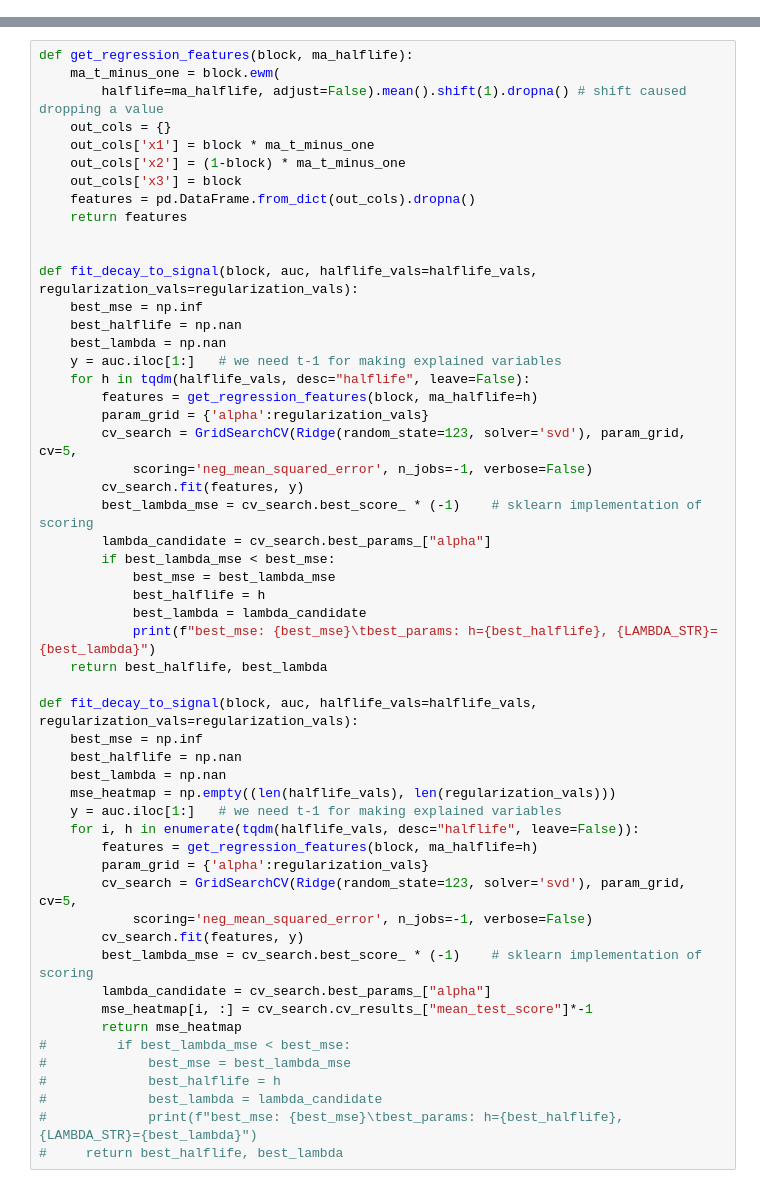
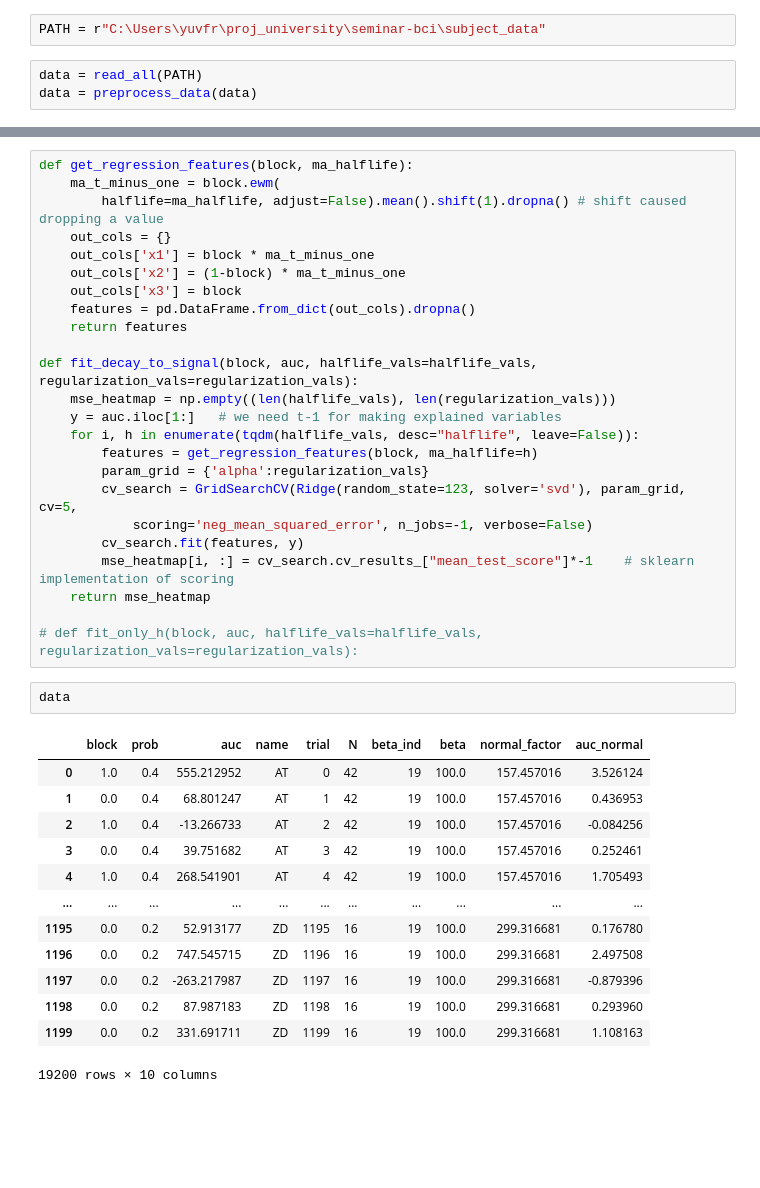
Before and after one commit to yuvfried/seminar-workshop, a Jupyter notebook: notebooks/apply_decay_model_real_data.ipynb, the cells around one changed output, grey strips where cells are left out. Drawn from its saved outputs; the diff is of its cells as text; blank space fills up the shorter version.

```diff
--- a/notebooks/apply_decay_model_real_data.ipynb
+++ b/notebooks/apply_decay_model_real_data.ipynb
@@ -23,0 +40,5 @@ data = pd.read_csv(os.path.join(data_path, "subjects_data.csv"))
+# %%
+PATH = r"C:\Users\yuvfr\proj_university\seminar-bci\subject_data"
+# %%
+data = read_all(PATH)
+data = preprocess_data(data)
@@ -111,31 +58,7 @@ def get_regression_features(block, ma_halflife):
     features = pd.DataFrame.from_dict(out_cols).dropna()
     return features
 
-
 def fit_decay_to_signal(block, auc, halflife_vals=halflife_vals, regularization_vals=regularization_vals):
-    best_mse = np.inf
-    best_halflife = np.nan
-    best_lambda = np.nan
-    y = auc.iloc[1:]   # we need t-1 for making explained variables
-    for h in tqdm(halflife_vals, desc="halflife", leave=False):
-        features = get_regression_features(block, ma_halflife=h)
-        param_grid = {'alpha':regularization_vals}
-        cv_search = GridSearchCV(Ridge(random_state=123, solver='svd'), param_grid, cv=5,
-            scoring='neg_mean_squared_error', n_jobs=-1, verbose=False)
-        cv_search.fit(features, y)
-        best_lambda_mse = cv_search.best_score_ * (-1)    # sklearn implementation of scoring
-        lambda_candidate = cv_search.best_params_["alpha"]
-        if best_lambda_mse < best_mse:
-            best_mse = best_lambda_mse
-            best_halflife = h
-            best_lambda = lambda_candidate
-            print(f"best_mse: {best_mse}\tbest_params: h={best_halflife}, {LAMBDA_STR}={best_lambda}")
-    return best_halflife, best_lambda
-
-def fit_decay_to_signal(block, auc, halflife_vals=halflife_vals, regularization_vals=regularization_vals):
-    best_mse = np.inf
-    best_halflife = np.nan
-    best_lambda = np.nan
     mse_heatmap = np.empty((len(halflife_vals), len(regularization_vals)))
     y = auc.iloc[1:]   # we need t-1 for making explained variables
     for i, h in enumerate(tqdm(halflife_vals, desc="halflife", leave=False)):
@@ -144,14 +67,24 @@ def fit_decay_to_signal(block, auc, halflife_vals=halflife_vals, regularization_
         cv_search = GridSearchCV(Ridge(random_state=123, solver='svd'), param_grid, cv=5,
             scoring='neg_mean_squared_error', n_jobs=-1, verbose=False)
         cv_search.fit(features, y)
-        best_lambda_mse = cv_search.best_score_ * (-1)    # sklearn implementation of scoring
-        lambda_candidate = cv_search.best_params_["alpha"]
-        mse_heatmap[i, :] = cv_search.cv_results_["mean_test_score"]*-1
-        return mse_heatmap
-#         if best_lambda_mse < best_mse:
-#             best_mse = best_lambda_mse
-#             best_halflife = h
-#             best_lambda = lambda_candidate
-#             print(f"best_mse: {best_mse}\tbest_params: h={best_halflife}, {LAMBDA_STR}={best_lambda}")
-#     return best_halflife, best_lambda
+        mse_heatmap[i, :] = cv_search.cv_results_["mean_test_score"]*-1    # sklearn implementation of scoring
+    return mse_heatmap
+
+# def fit_only_h(block, auc, halflife_vals=halflife_vals, regularization_vals=regularization_vals):
+# %%
+data
+# %% [output]
+|  | block | prob | auc | name | trial | N | beta_ind | beta | normal_factor | auc_normal |
+| 0 | 1.0 | 0.4 | 555.212952 | AT | 0 | 42 | 19 | 100.0 | 157.457016 | 3.526124 |
+| 1 | 0.0 | 0.4 | 68.801247 | AT | 1 | 42 | 19 | 100.0 | 157.457016 | 0.436953 |
+| 2 | 1.0 | 0.4 | -13.266733 | AT | 2 | 42 | 19 | 100.0 | 157.457016 | -0.084256 |
+| 3 | 0.0 | 0.4 | 39.751682 | AT | 3 | 42 | 19 | 100.0 | 157.457016 | 0.252461 |
+| 4 | 1.0 | 0.4 | 268.541901 | AT | 4 | 42 | 19 | 100.0 | 157.457016 | 1.705493 |
+| ... | ... | ... | ... | ... | ... | ... | ... | ... | ... | ... |
+| 1195 | 0.0 | 0.2 | 52.913177 | ZD | 1195 | 16 | 19 | 100.0 | 299.316681 | 0.176780 |
+| 1196 | 0.0 | 0.2 | 747.545715 | ZD | 1196 | 16 | 19 | 100.0 | 299.316681 | 2.497508 |
+| 1197 | 0.0 | 0.2 | -263.217987 | ZD | 1197 | 16 | 19 | 100.0 | 299.316681 | -0.879396 |
+| 1198 | 0.0 | 0.2 | 87.987183 | ZD | 1198 | 16 | 19 | 100.0 | 299.316681 | 0.293960 |
+| 1199 | 0.0 | 0.2 | 331.691711 | ZD | 1199 | 16 | 19 | 100.0 | 299.316681 | 1.108163 |
+19200 rows × 10 columns
 # %%
```
Also changed, not shown: parts of 33 cells of this notebook.
